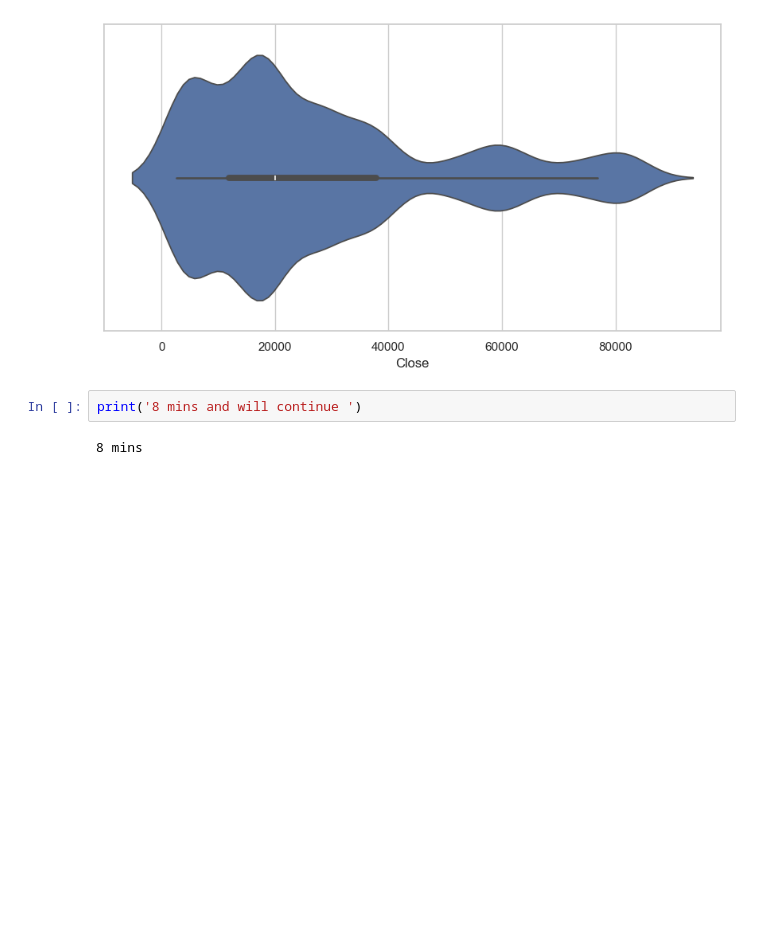
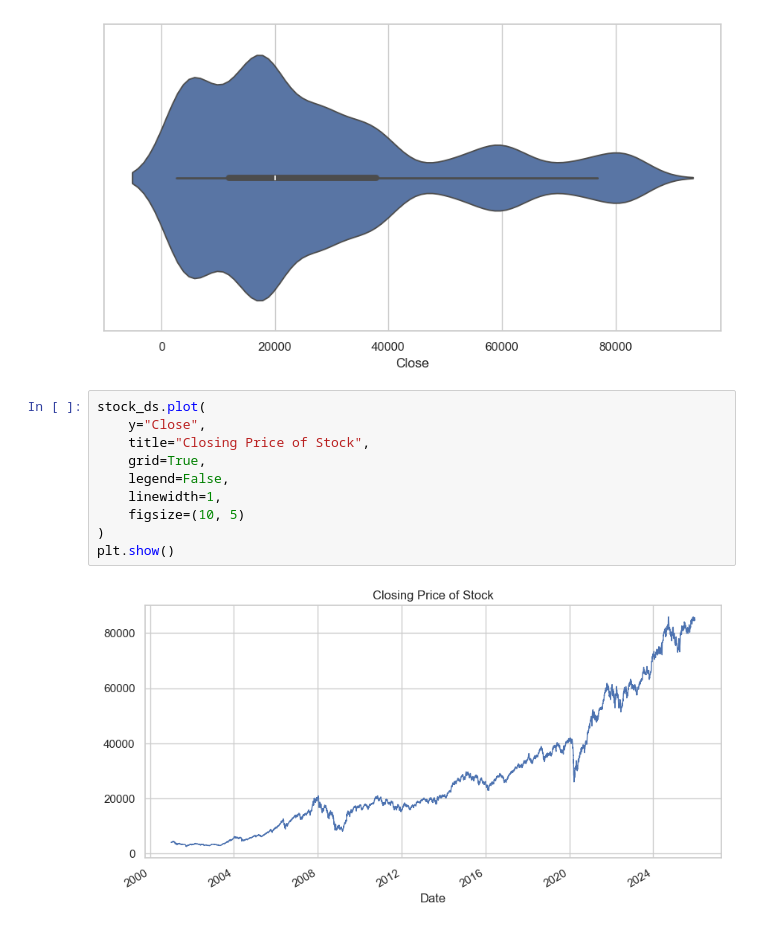
Before and after one commit to hossaintaufiq/StockPricePrediction, a Jupyter notebook: Stock_Price_Prediction.ipynb, the cells around one changed output. Saved outputs shown, nothing was run; the diff lists cells and outputs as text; blank space fills up the shorter version.

Commit message:
visualizing stock data

```diff
--- a/Stock_Price_Prediction.ipynb
+++ b/Stock_Price_Prediction.ipynb
@@ -116,6 +116,14 @@ ax=sns.violinplot(x='Close', data=stock_ds, orient="h")
 # %% [output]
 [figure]
 # %%
-print('8 mins and will continue ')
+stock_ds.plot(
+    y="Close",
+    title="Closing Price of Stock",
+    grid=True,
+    legend=False,
+    linewidth=1,
+    figsize=(10, 5)
+)
+plt.show()
 # %% [output]
-8 mins
+[figure, added]
```
